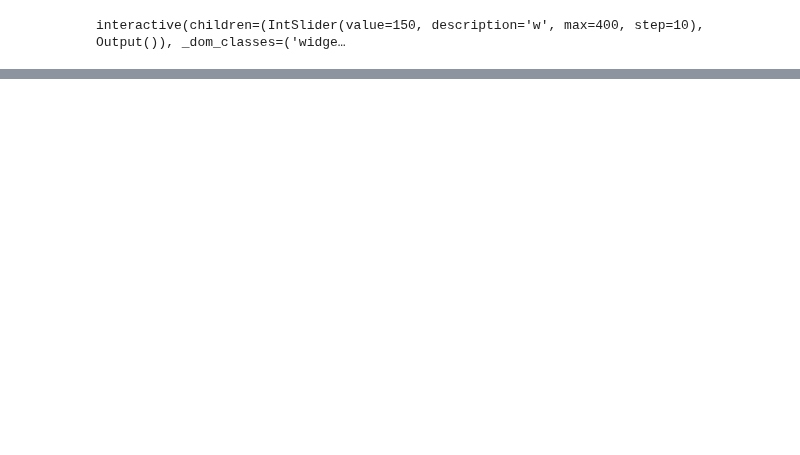
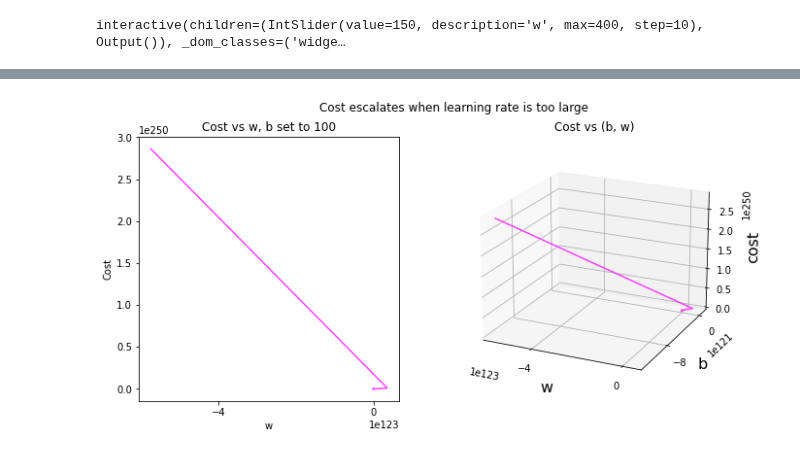
Before and after one commit to renejerez/ubi-master-computer-engineering, a Jupyter notebook: 14469-ML/practical-project-01/project.ipynb, the cells around one changed output, grey strips where cells are left out. Drawn from its saved outputs; the diff is of its cells as text; code cells hidden in the pictures; blank space fills up the shorter version.

```diff
--- a/14469-ML/practical-project-01/project.ipynb
+++ b/14469-ML/practical-project-01/project.ipynb
@@ -275,0 +401,11 @@ interactive(children=(IntSlider(value=150, description='w', max=400, step=10), O
+# %%
+# initialize parameters
+w_init = 0
+b_init = 0
+# some gradient descent settings
+iterations = 100
+tmp_alpha = 1.0e-2
+# run gradient descent
+w_final, b_final, J_hist, p_hist = gradient_descent(x_train ,y_train, w_init, b_init, tmp_alpha,
+                                                    iterations, compute_cost, compute_gradient)
+print(f"(w,b) found by gradient descent: ({w_final:8.4f},{b_final:8.4f})")
@@ -275,0 +432,5 @@ interactive(children=(IntSlider(value=150, description='w', max=400, step=10), O
+# %%
+plt_divergence(p_hist, J_hist,x_train, y_train)
+plt.show()
+# %% [output]
+[figure, added]
```
Also changed, not shown: parts of 54 cells of this notebook, 2 other files.
